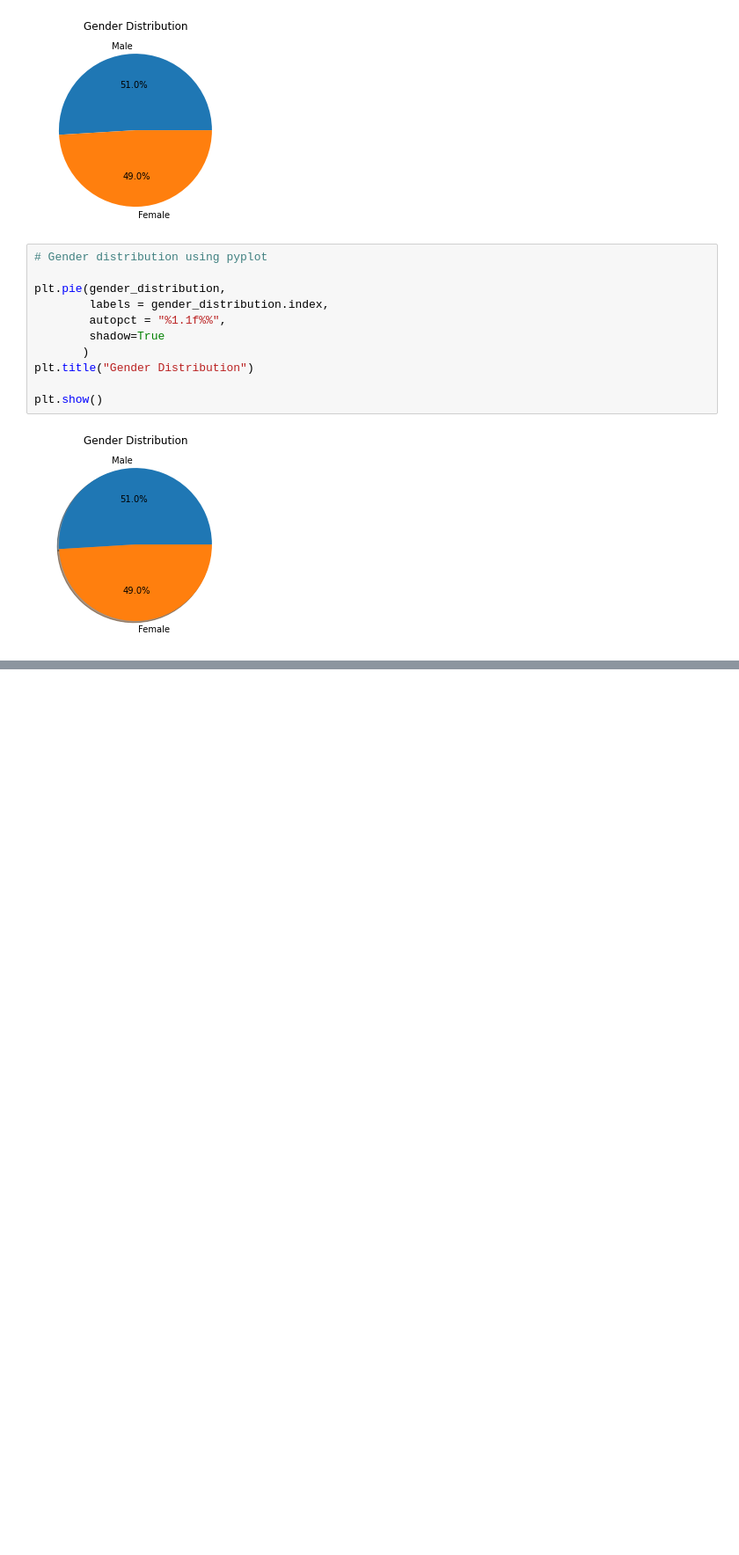
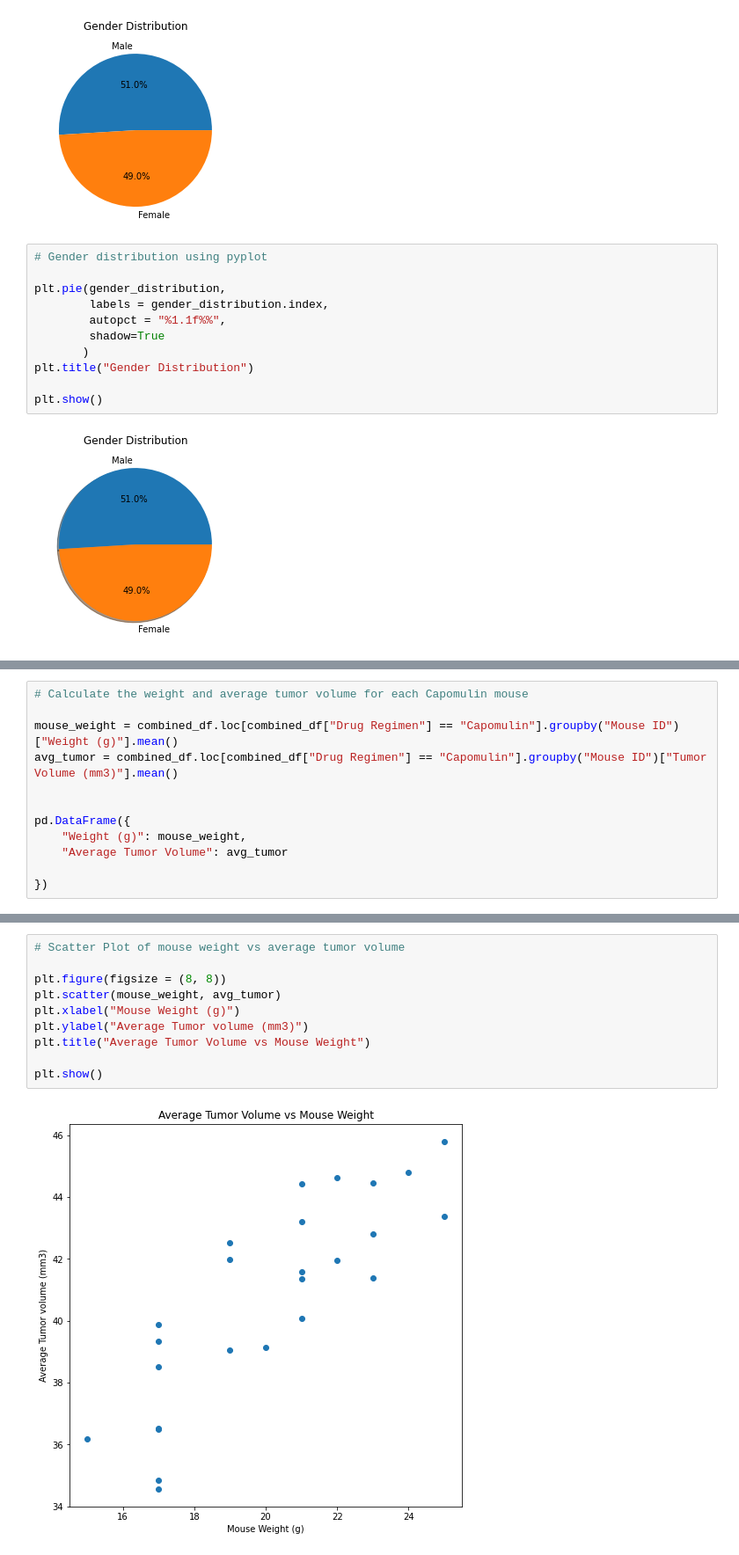
Before and after one commit to mjcarlson628/matplotlib-challenge, a Jupyter notebook: Pymaceuticals.ipynb, the cells around one changed output, grey strips where cells are left out. Shown at 88% size. Saved outputs shown, nothing was run; the diff lists cells and outputs as text; blank space fills up the shorter version.

```diff
--- a/Pymaceuticals.ipynb
+++ b/Pymaceuticals.ipynb
@@ -224,0 +315,12 @@ plt.show()
+# %%
+# Calculate the weight and average tumor volume for each Capomulin mouse
+
+mouse_weight = combined_df.loc[combined_df["Drug Regimen"] == "Capomulin"].groupby("Mouse ID")["Weight (g)"].mean()
+avg_tumor = combined_df.loc[combined_df["Drug Regimen"] == "Capomulin"].groupby("Mouse ID")["Tumor Volume (mm3)"].mean()
+
+
+pd.DataFrame({
+    "Weight (g)": mouse_weight,
+    "Average Tumor Volume": avg_tumor
+
+})
@@ -224,0 +346,12 @@ plt.show()
+# %%
+# Scatter Plot of mouse weight vs average tumor volume
+
+plt.figure(figsize = (8, 8))
+plt.scatter(mouse_weight, avg_tumor)
+plt.xlabel("Mouse Weight (g)")
+plt.ylabel("Average Tumor volume (mm3)")
+plt.title("Average Tumor Volume vs Mouse Weight")
+
+plt.show()
+# %% [output]
+[figure, added]
```
Also changed, not shown: parts of 12 cells of this notebook.
